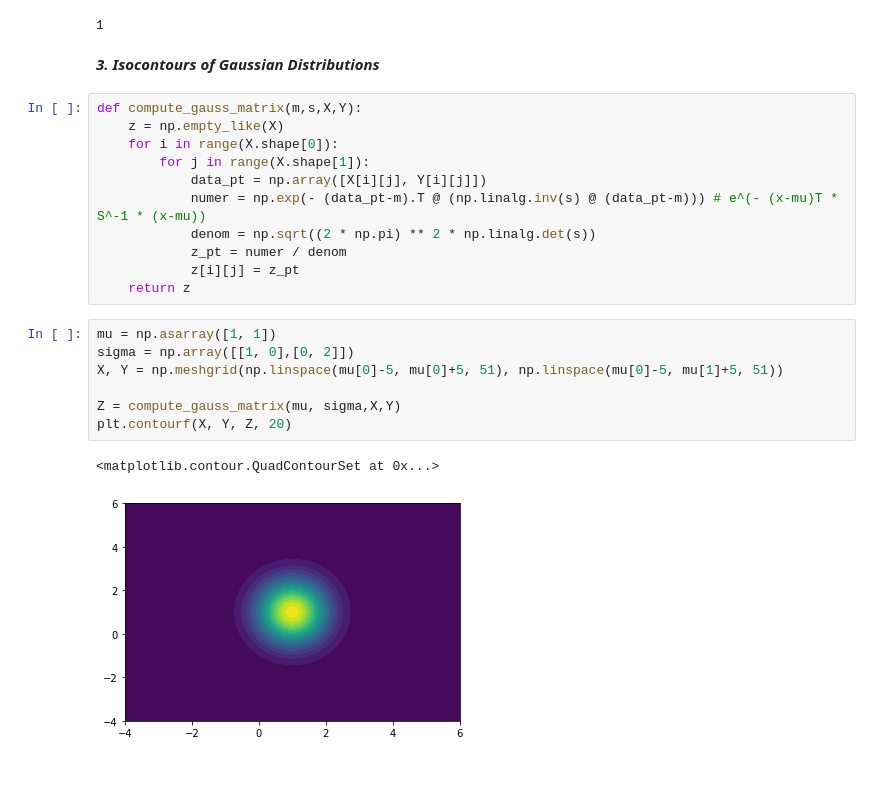
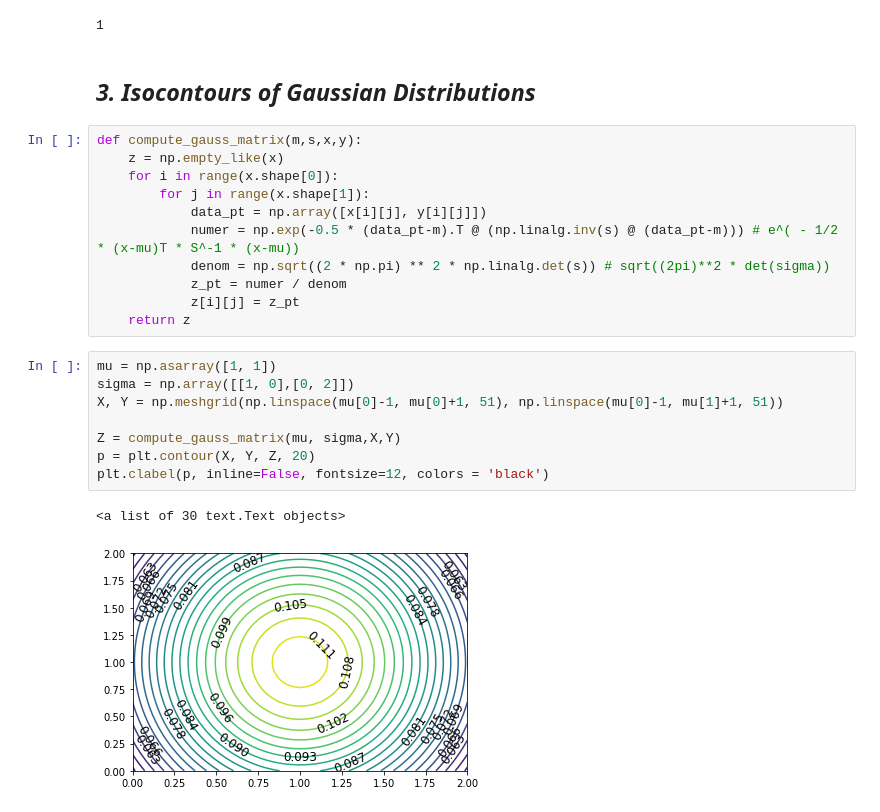
Before and after one commit to daynetran/yggdrasil, a Jupyter notebook: computer_science/upper_div/cs189/hw03/code/hw03.ipynb, the cells around one changed output. Cells and saved outputs as stored; diff of their text form; blank space fills up the shorter version.

```diff
--- a/computer_science/upper_div/cs189/hw03/code/hw03.ipynb
+++ b/computer_science/upper_div/cs189/hw03/code/hw03.ipynb
@@ -7,26 +7,27 @@ mu[0]
 # %% [output]
 1
 # %% [markdown]
-***3. Isocontours of Gaussian Distributions***
+## ***3. Isocontours of Gaussian Distributions***
 # %%
-def compute_gauss_matrix(m,s,X,Y):
-    z = np.empty_like(X)
-    for i in range(X.shape[0]):
-        for j in range(X.shape[1]):
-            data_pt = np.array([X[i][j], Y[i][j]])
-            numer = np.exp(- (data_pt-m).T @ (np.linalg.inv(s) @ (data_pt-m))) # e^(- (x-mu)T * S^-1 * (x-mu))
-            denom = np.sqrt((2 * np.pi) ** 2 * np.linalg.det(s))
+def compute_gauss_matrix(m,s,x,y):
+    z = np.empty_like(x)
+    for i in range(x.shape[0]):
+        for j in range(x.shape[1]):
+            data_pt = np.array([x[i][j], y[i][j]])
+            numer = np.exp(-0.5 * (data_pt-m).T @ (np.linalg.inv(s) @ (data_pt-m))) # e^( - 1/2 * (x-mu)T * S^-1 * (x-mu))
+            denom = np.sqrt((2 * np.pi) ** 2 * np.linalg.det(s)) # sqrt((2pi)**2 * det(sigma))
             z_pt = numer / denom
             z[i][j] = z_pt
     return z
 # %%
 mu = np.asarray([1, 1])
 sigma = np.array([[1, 0],[0, 2]])
-X, Y = np.meshgrid(np.linspace(mu[0]-5, mu[0]+5, 51), np.linspace(mu[0]-5, mu[1]+5, 51))
+X, Y = np.meshgrid(np.linspace(mu[0]-1, mu[0]+1, 51), np.linspace(mu[0]-1, mu[1]+1, 51))
 
 Z = compute_gauss_matrix(mu, sigma,X,Y)
-plt.contourf(X, Y, Z, 20)
+p = plt.contour(X, Y, Z, 20)
+plt.clabel(p, inline=False, fontsize=12, colors = 'black')
 # %% [output]
-<matplotlib.contour.QuadContourSet at 0x...>
+<a list of 30 text.Text objects>
-[figure, old version]
+[figure, new version]
 # %%
```
Also changed, not shown: parts of 22 cells of this notebook.
